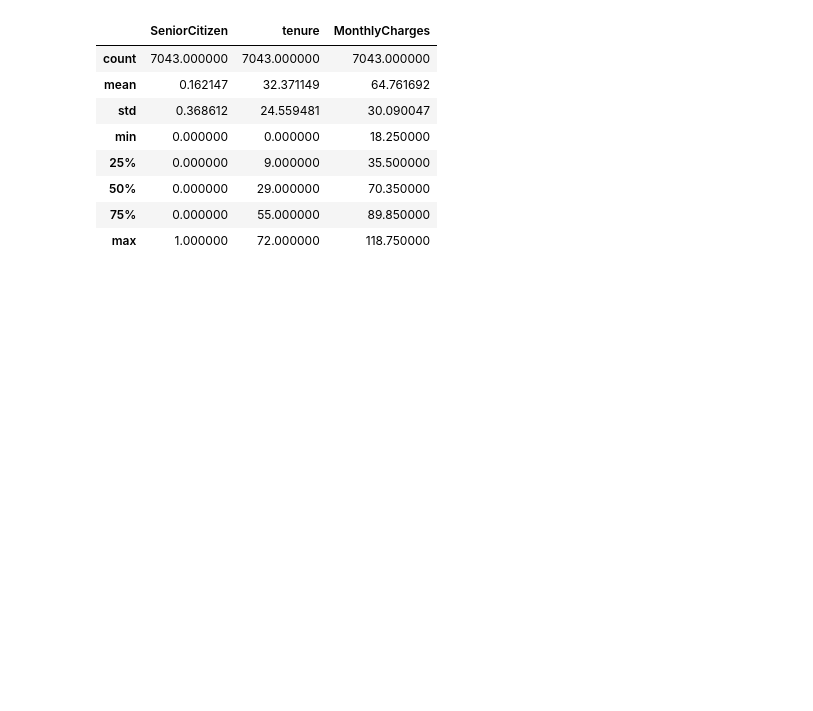
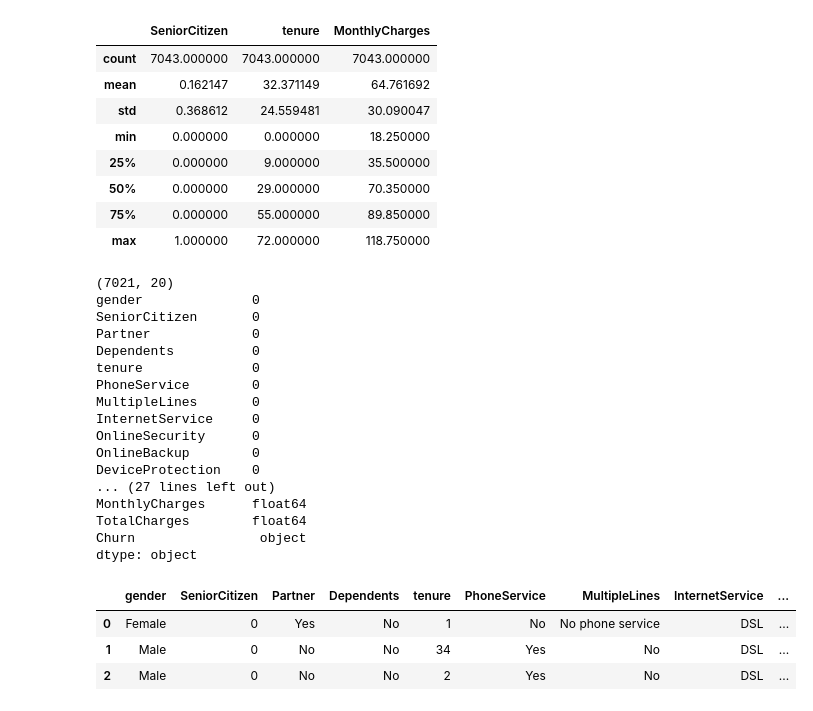
Before and after one commit to carlos1739/analisis_telco, a Jupyter notebook: notebook/churn_analysis.ipynb, the cells around one changed output. Saved outputs shown, nothing was run; the diff lists cells and outputs as text; code cells hidden in the pictures; blank space fills up the shorter version.

```diff
--- a/notebook/churn_analysis.ipynb
+++ b/notebook/churn_analysis.ipynb
@@ -115,3 +115,36 @@ telco.describe()
 | 50% | 0.000000 | 29.000000 | 70.350000 |
 | 75% | 0.000000 | 55.000000 | 89.850000 |
 | max | 1.000000 | 72.000000 | 118.750000 |
+# %%
+telco["TotalCharges"] = pd.to_numeric(telco["TotalCharges"].str.strip(), errors="coerce")
+telco["TotalCharges"] = telco["TotalCharges"].fillna(telco["TotalCharges"].median())
+
+telco = telco.drop(columns=["customerID"], errors="ignore")
+telco = telco.drop_duplicates()
+
+print(telco.shape)
+print(telco.isnull().sum())
+print(telco.dtypes)
+display(telco.head(3))
+# %% [output]
+(7021, 20)
+gender              0
+SeniorCitizen       0
+Partner             0
+Dependents          0
+tenure              0
+PhoneService        0
+MultipleLines       0
+InternetService     0
+OnlineSecurity      0
+OnlineBackup        0
+DeviceProtection    0
+... (27 lines left out)
+MonthlyCharges      float64
+TotalCharges        float64
+Churn                object
+dtype: object
+|  | gender | SeniorCitizen | Partner | Dependents | tenure | PhoneService | MultipleLines | InternetService | ... |
+| 0 | Female | 0 | Yes | No | 1 | No | No phone service | DSL | ... |
+| 1 | Male | 0 | No | No | 34 | Yes | No | DSL | ... |
+| 2 | Male | 0 | No | No | 2 | Yes | No | DSL | ... |
```
Also changed, not shown: parts of 1 cell of this notebook.
